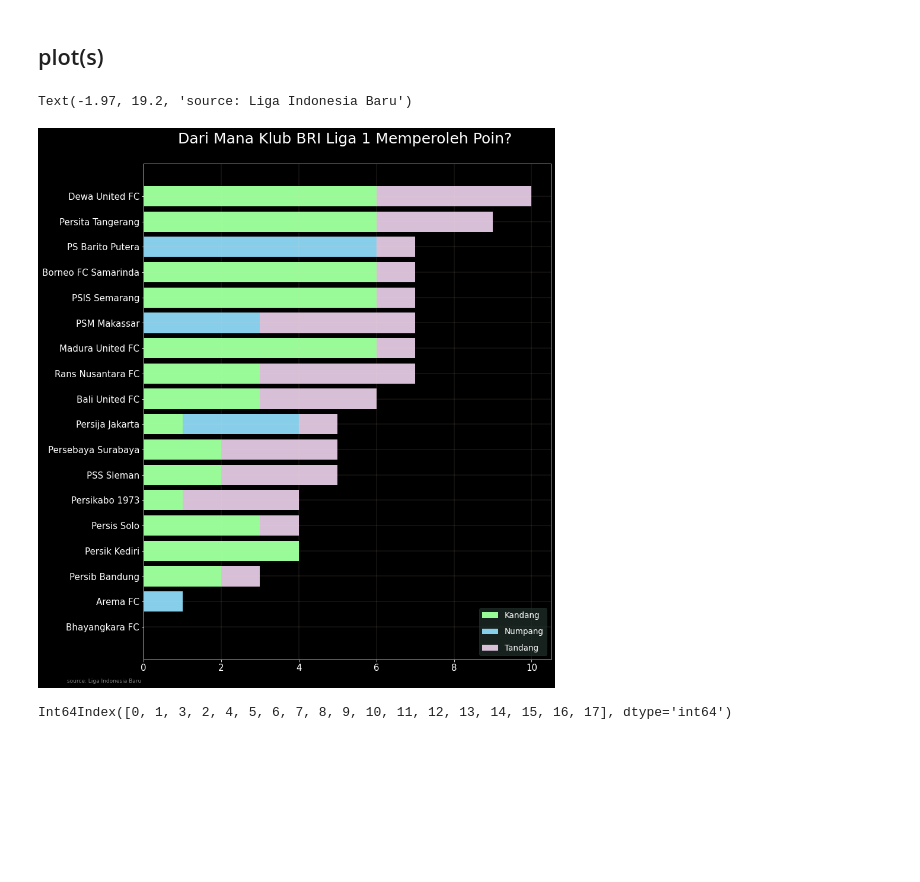
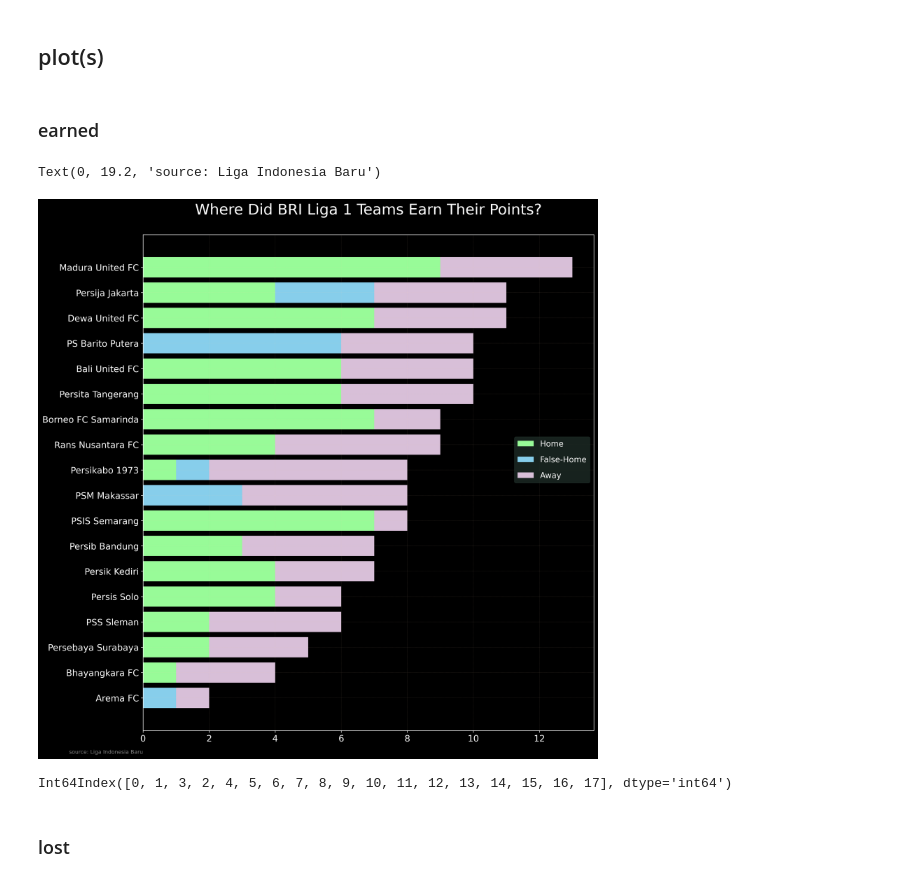
Before and after one commit to lpttprnc/liga-1, a Jupyter notebook: cek123dicoba.ipynb, the cells around one changed output. Cells and saved outputs as stored; diff of their text form; code cells hidden in the pictures; blank space fills up the shorter version.

Commit message:
update to match week 6

```diff
--- a/cek123dicoba.ipynb
+++ b/cek123dicoba.ipynb
@@ -109,7 +113,7 @@ win=[]
 draw=[]
 lose=[]
 for cl in club:
-    hora = df.loc[ ( (df.home.str.contains(cl)) | (df.away.str.contains(cl)) ) & (df['week']==5) ] # PEKAN KE
+    hora = df.loc[ ( (df.home.str.contains(cl)) | (df.away.str.contains(cl)) ) & (df['week']==6) ] # PEKAN KE
 
     hgf.append(df.loc[df.home.str.contains(cl)]['hscore'].sum()) #goal for
     agf.append(df.loc[df.away.str.contains(cl)]['ascore'].sum())
@@ -395,4 +399,5 @@ gabisa
 # %%
-sh.sort_values(by='pr', ascending=False).reset_index(drop=True)
+sh=sh.sort_values(by='pr', ascending=False).reset_index(drop=True)
+sh
 # %% [output]
 |  | Clubs | Points | pr |
@@ -591,6 +684,8 @@ pea
 # %%
-# Merge "sh," "tables," and "hbdf" dataframes on the "Clubs" column and sort based on "sh" order
-hbdf = tables.merge(pea, left_on="Clubs", right_on="Club")#.sort_values(by="pr", ascending=False)
+# Merge "sh," "tables," and "pea" dataframes on the "Clubs" column and sort based on "sh" order
+merg = sh[['Clubs']].merge(tables, left_on="Clubs", right_on="Clubs")
+merg = merg.merge(pea, left_on="Clubs", right_on="Club")#.sort_values(by="pr", ascending=False)
+merg.drop(columns=["Club"], inplace=True)
 # Print the sorted merged dataframe
-hbdf
+merg
 # %% [output]
@@ -614 +709,16 @@ hbdf
+# %%
+# pt lib error
+# merg.iloc[8] and [9]
+# Suppose we want to swap rows at index i and j
+i = 8
+j = 9
+
+# Step 1: Identify the positions of the rows to swap
+# Step 2: Use .iloc[] to access and store the rows in temporary variables
+temp_row_i = merg.iloc[i].copy()
+temp_row_j = merg.iloc[j].copy()
+
+# Step 3: Swap the rows by assigning them back to their original positions
+merg.iloc[i] = temp_row_j
+merg.iloc[j] = temp_row_i
 # %%
@@ -634,27 +744,30 @@ hbdf[['Clubs','Home Points', 'False Home Points', 'Away Points', 'Total Points',
 # %% [markdown]
 ## plot(s)
+# %% [markdown]
+### earned
 # %%
 import matplotlib.pyplot as p
 # %%
-f1=p.figure(num=1, figsize=(12,13), facecolor='k', constrained_layout=True)#22312b
+f1=p.figure(num=1, figsize=(13,13), dpi=300, facecolor='k', constrained_layout=True)#22312b
 p.axes(facecolor='k')
-p.grid(linewidth=.4, alpha=.4, color='peachpuff')
-p.barh(hbdf.Clubs, hbdf['Home Points'], color='palegreen', label='Kandang')
-p.barh(hbdf.Clubs, hbdf['False Home Points'], left=hbdf['Home Points'], color='skyblue', label='Numpang')
-p.barh(hbdf.Clubs, hbdf['Away Points'], left=hbdf['Home Points']+hbdf['False Home Points'], color='thistle', label='Tandang')
+p.grid(linewidth=.4, linestyle=':', alpha=.4, color='peachpuff')
+p.barh(merg.Clubs, merg['Home Points'], color='palegreen', label='Home')
+p.barh(merg.Clubs, merg['False Home Points'], left=merg['Home Points'], color='skyblue', label='False-Home')
+p.barh(merg.Clubs, merg['Away Points'], left=merg['Home Points']+merg['False Home Points'], color='thistle', label='Away')
 p.tick_params(colors='white')
-p.legend(loc='lower right', facecolor='#22312b', edgecolor='#22312b', #(.8,.6)
+p.legend(bbox_to_anchor=(0.5, 0.1, 0.5, 0.5), #loc='lower right',
+         facecolor='#22312b', edgecolor='#22312b', #(.8,.6)
          fontsize=13.5, labelcolor='white', labelspacing=1,
          fancybox=True, framealpha=.7)
 p.yticks(size=15)
 p.xticks(size=15)
 for spine in ['top', 'bottom', 'left', 'right']:
     p.gca().spines[spine].set_color('white')
 p.gca().invert_yaxis()
-p.title("Dari Mana Klub BRI Liga 1 Memperoleh Poin? \n", size=25, color='white')
-p.text(s="source: Liga Indonesia Baru", x=-1.97, y=19.2, fontsize=9, color='grey')
+p.title("Where Did BRI Liga 1 Teams Earn Their Points?\n", size=25, color='white')#Dari Mana Klub BRI Liga 1 Memperoleh Poin?
+p.text(s="source: Liga Indonesia Baru", x=0, y=19.2, ha='right', fontsize=9, color='grey')
 #p.gca().get_yticklabels()
 # %% [output]
-Text(-1.97, 19.2, 'source: Liga Indonesia Baru')
+Text(0, 19.2, 'source: Liga Indonesia Baru')
-[figure, old version]
+[figure, new version]
 # %%
@@ -662,2 +775,4 @@ hbdf.index
 # %% [output]
 Int64Index([0, 1, 3, 2, 4, 5, 6, 7, 8, 9, 10, 11, 12, 13, 14, 15, 16, 17], dtype='int64')
+# %% [markdown]
+### lost
```
Also changed, not shown: parts of 20 cells of this notebook.
